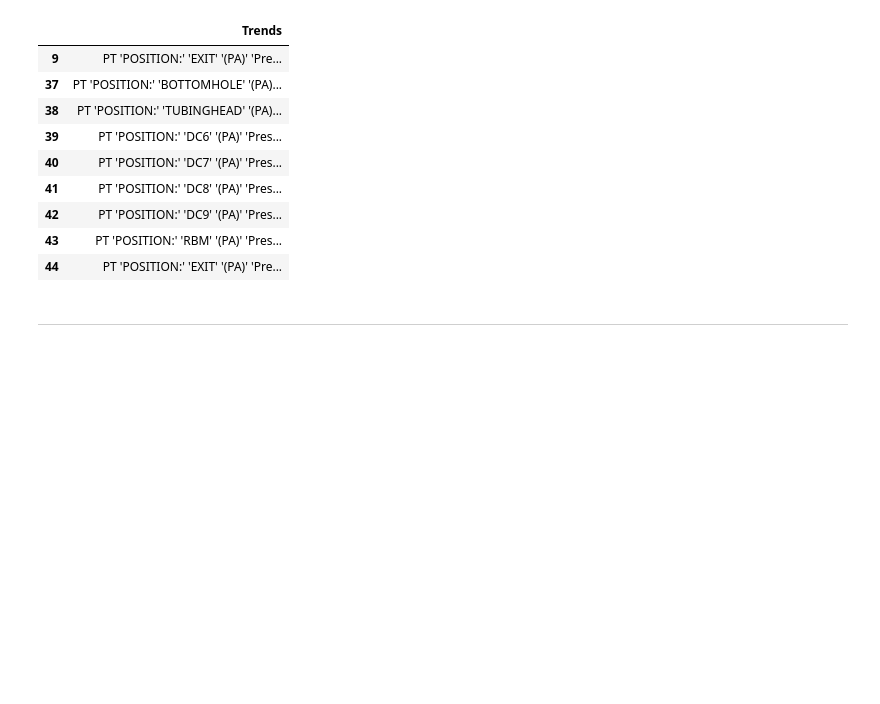
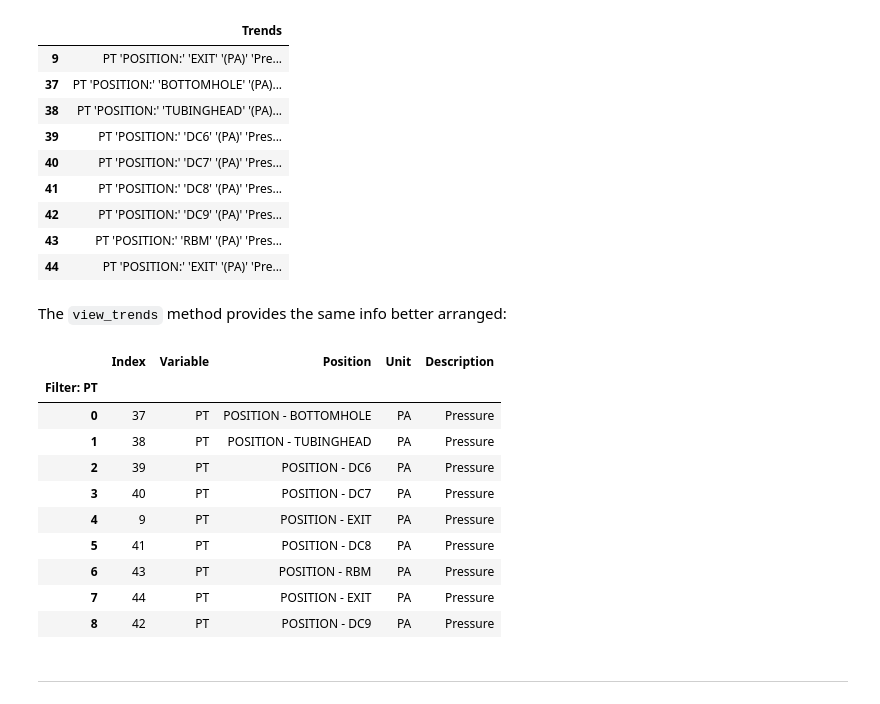
Before and after one commit to gpagliuca/pyfas, a Jupyter notebook: docs/notebooks/OLGA_tpl.ipynb, the cells around one changed output. Cells and saved outputs as stored; diff of their text form; code cells hidden in the pictures; blank space fills up the shorter version.

```diff
--- a/docs/notebooks/OLGA_tpl.ipynb
+++ b/docs/notebooks/OLGA_tpl.ipynb
@@ -81,6 +81,22 @@ pd.DataFrame(tpl.filter_data('PT'), index=("Trends",)).T
 | 42 | PT 'POSITION:' 'DC9' '(PA)' 'Pres... |
 | 43 | PT 'POSITION:' 'RBM' '(PA)' 'Pres... |
 | 44 | PT 'POSITION:' 'EXIT' '(PA)' 'Pre... |
+# %% [markdown]
+The `view_trends` method provides the same info better arranged:
+# %%
+tpl.view_trends('PT')
+# %% [output]
+|  | Index | Variable | Position | Unit | Description |
+| Filter: PT |  |  |  |  |  |
+| 0 | 37 | PT | POSITION - BOTTOMHOLE | PA | Pressure |
+| 1 | 38 | PT | POSITION - TUBINGHEAD | PA | Pressure |
+| 2 | 39 | PT | POSITION - DC6 | PA | Pressure |
+| 3 | 40 | PT | POSITION - DC7 | PA | Pressure |
+| 4 | 9 | PT | POSITION - EXIT | PA | Pressure |
+| 5 | 41 | PT | POSITION - DC8 | PA | Pressure |
+| 6 | 43 | PT | POSITION - RBM | PA | Pressure |
+| 7 | 44 | PT | POSITION - EXIT | PA | Pressure |
+| 8 | 42 | PT | POSITION - DC9 | PA | Pressure |
 # %% [markdown]
 ---
 # %% [markdown]
```
Also changed, not shown: parts of 10 cells of this notebook, 5 other files.
